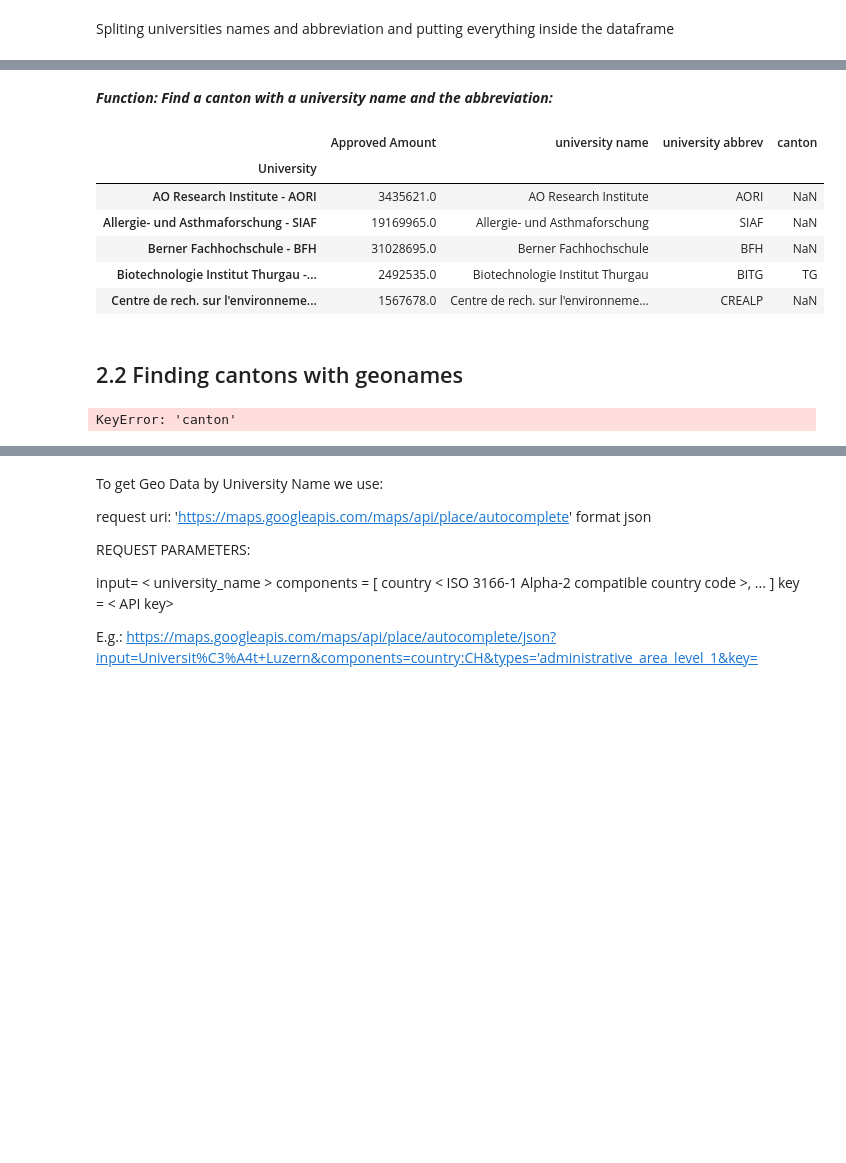
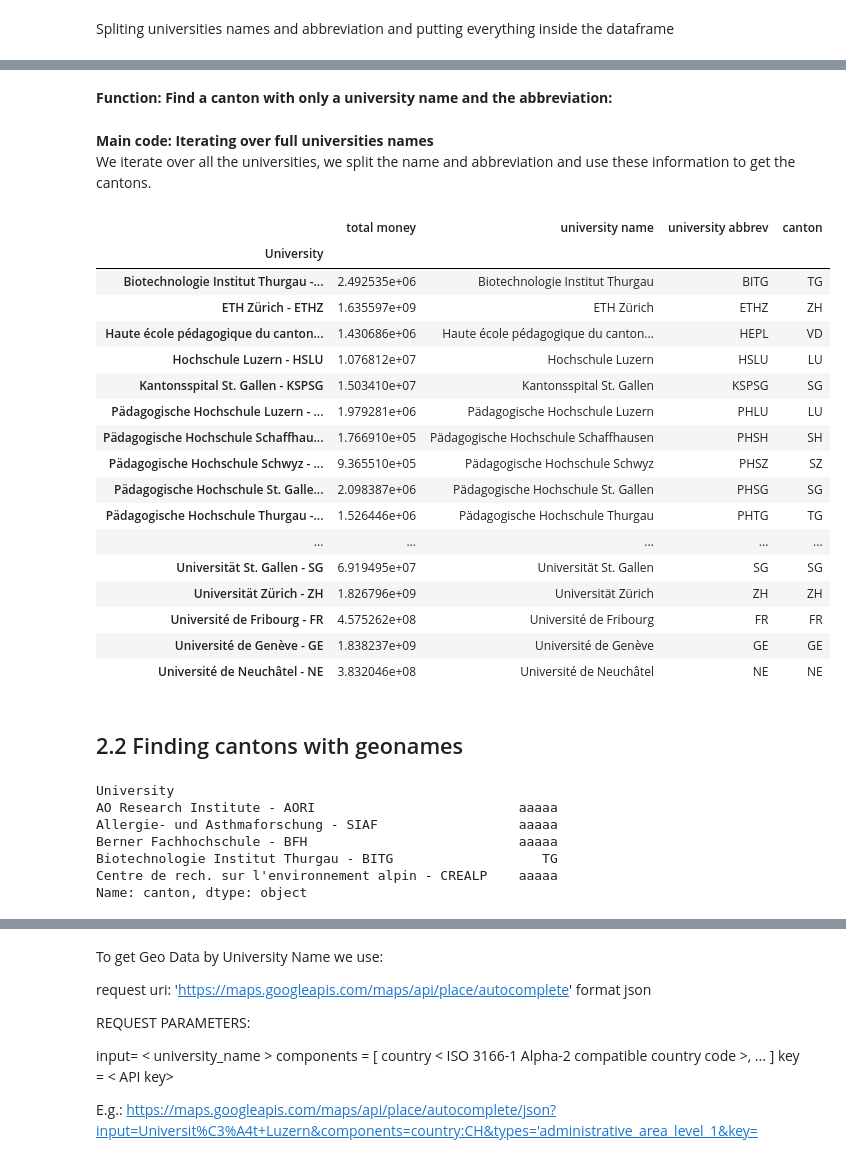
Before and after one commit to daniel-guggenheim/ada-homeworks, a Jupyter notebook: 03 - Interactive Viz/InteractiveViz.ipynb, the cells around one changed output, grey strips where cells are left out. Drawn from its saved outputs; the diff is of its cells as text; code cells hidden in the pictures; blank space fills up the shorter version.

```diff
--- a/03 - Interactive Viz/InteractiveViz.ipynb
+++ b/03 - Interactive Viz/InteractiveViz.ipynb
@@ -69,5 +69,7 @@ We group the data by university. We will drop the "<i>Project Number</i>" column
 # %%
 universities_pd = data.groupby('University').sum()
-universities_pd.drop('Project Number', axis=1, inplace=True)
+#universities_pd.drop('Project Number', axis=1, inplace=True)
+universities_pd.drop(universities_pd.columns[0], axis=1, inplace=True)
+universities_pd.rename(columns={"Approved Amount" : 'total money'}, inplace=True)
 universities_pd.head(3)
 # %% [output]
@@ -116,50 +120,65 @@ def split_university_in_name_and_abbrev(uni_full_name):
+# %%
+## Find if a canton name is contained in the university name
+def find_canton_in_uni_name(uni_name):
+    # Iterating over cantons
+    for canton_index, canton in enumerate(cantons_name):
+        # Check if the canton string is in university name
+        if canton in uni_name:
+            return cantons_id[canton_index] # return the id of the canton (not its name)
+    return np.nan
 # %% [markdown]
-***Function: Find a canton with a university name and the abbreviation:***
+<b>Function: Find a canton with only a university name and the abbreviation:</b>
-# %%
-## Infer the canton ID if we can find it in the University name
-def find_canton(uni_name, uni_abrev):
-    uni_canton = np.nan
-    if uni_abrev in cantons_id:
-        uni_canton = uni_abrev
-    else:
-        found_match = False
-        for canton_index, canton in enumerate(cantons_name):
-            if canton in uni_name:
-                if found_match:
-                    print(uni_canton, ' - ', canton)
-                    uni_canton = np.nan
-                else:
-                    found_match = True
-                    uni_canton = cantons_id[canton_index]
-    return uni_canton
+# %%
+## Uses the name of the university or its abbreviation to find the canton
+def find_canton(uni_name, uni_abrev):
+    if uni_abrev in cantons_id:
+        return uni_abrev
+    else:
+        return find_canton_in_uni_name(uni_name)
+# %% [markdown]
+<b>Main code: Iterating over full universities names</b><br>
+We iterate over all the universities, we split the name and abbreviation and use these information to get the cantons.
 # %%
 name_list = []
 abbrev_list = []
 canton_list = []
 
-# We iterate over each university full name
+# We iterate over each university full name to analyze it
 for uni in universities_pd.index.values:
     uni_name, uni_abrev = split_university_in_name_and_abbrev(uni) # Splitting the name
     uni_canton = find_canton(uni_name, uni_abrev) # Getting the canton
 
     ## Appending to a list to put in the dataframe
     name_list.append(uni_name)
     abbrev_list.append(uni_abrev)
     canton_list.append(uni_canton)
 
+## Adding field to the dataframe
 universities_pd['university name'] = name_list
 universities_pd['university abbrev'] = abbrev_list
 universities_pd['canton'] = canton_list
 
-universities_pd.head()
+## Showing all universities with canton
+universities_pd[universities_pd['canton'].notnull()]
 # %% [output]
-|  | Approved Amount | university name | university abbrev | canton |
+|  | total money | university name | university abbrev | canton |
 | University |  |  |  |  |
-| AO Research Institute - AORI | 3435621.0 | AO Research Institute | AORI | NaN |
-| Allergie- und Asthmaforschung - SIAF | 19169965.0 | Allergie- und Asthmaforschung | SIAF | NaN |
-| Berner Fachhochschule - BFH | 31028695.0 | Berner Fachhochschule | BFH | NaN |
-| Biotechnologie Institut Thurgau -... | 2492535.0 | Biotechnologie Institut Thurgau | BITG | TG |
-| Centre de rech. sur l'environneme... | 1567678.0 | Centre de rech. sur l'environneme... | CREALP | NaN |
+| Biotechnologie Institut Thurgau -... | 2.492535e+06 | Biotechnologie Institut Thurgau | BITG | TG |
+| ETH Zürich - ETHZ | 1.635597e+09 | ETH Zürich | ETHZ | ZH |
+| Haute école pédagogique du canton... | 1.430686e+06 | Haute école pédagogique du canton... | HEPL | VD |
+| Hochschule Luzern - HSLU | 1.076812e+07 | Hochschule Luzern | HSLU | LU |
+| Kantonsspital St. Gallen - KSPSG | 1.503410e+07 | Kantonsspital St. Gallen | KSPSG | SG |
+| Pädagogische Hochschule Luzern - ... | 1.979281e+06 | Pädagogische Hochschule Luzern | PHLU | LU |
+| Pädagogische Hochschule Schaffhau... | 1.766910e+05 | Pädagogische Hochschule Schaffhausen | PHSH | SH |
+| Pädagogische Hochschule Schwyz - ... | 9.365510e+05 | Pädagogische Hochschule Schwyz | PHSZ | SZ |
+| Pädagogische Hochschule St. Galle... | 2.098387e+06 | Pädagogische Hochschule St. Gallen | PHSG | SG |
+| Pädagogische Hochschule Thurgau -... | 1.526446e+06 | Pädagogische Hochschule Thurgau | PHTG | TG |
+| ... | ... | ... | ... | ... |
+| Universität St. Gallen - SG | 6.919495e+07 | Universität St. Gallen | SG | SG |
+| Universität Zürich - ZH | 1.826796e+09 | Universität Zürich | ZH | ZH |
+| Université de Fribourg - FR | 4.575262e+08 | Université de Fribourg | FR | FR |
+| Université de Genève - GE | 1.838237e+09 | Université de Genève | GE | GE |
+| Université de Neuchâtel - NE | 3.832046e+08 | Université de Neuchâtel | NE | NE |
 # %% [markdown]
 <h2>2.2 Finding cantons with geonames</h2>
 # %%
@@ -171,7 +190,13 @@ def look_for_missing_canton(canton):
 test = universities_pd.copy()
 test['canton'].apply(look_for_missing_canton).head()
 # %% [output]
-KeyError: 'canton'
+University
+AO Research Institute - AORI                          aaaaa
+Allergie- und Asthmaforschung - SIAF                  aaaaa
+Berner Fachhochschule - BFH                           aaaaa
+Biotechnologie Institut Thurgau - BITG                   TG
+Centre de rech. sur l'environnement alpin - CREALP    aaaaa
+Name: canton, dtype: object
 # %%
 universities = data['University'].unique()
 
```
Also changed, not shown: parts of 17 cells of this notebook.
